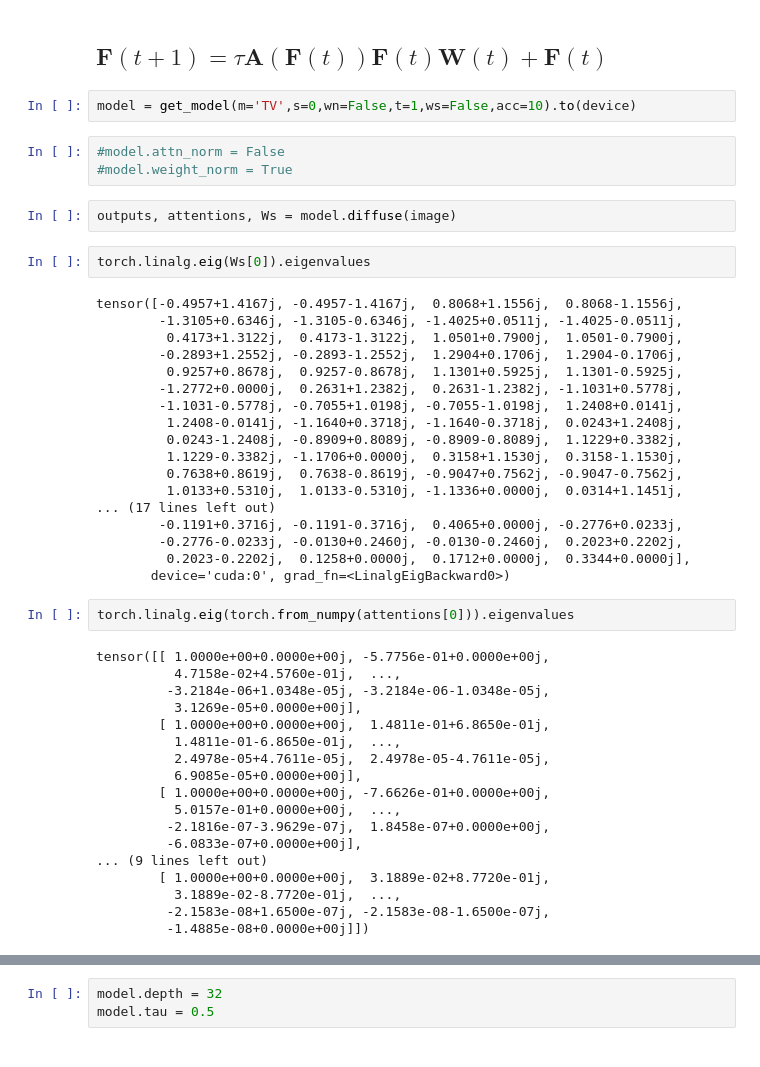
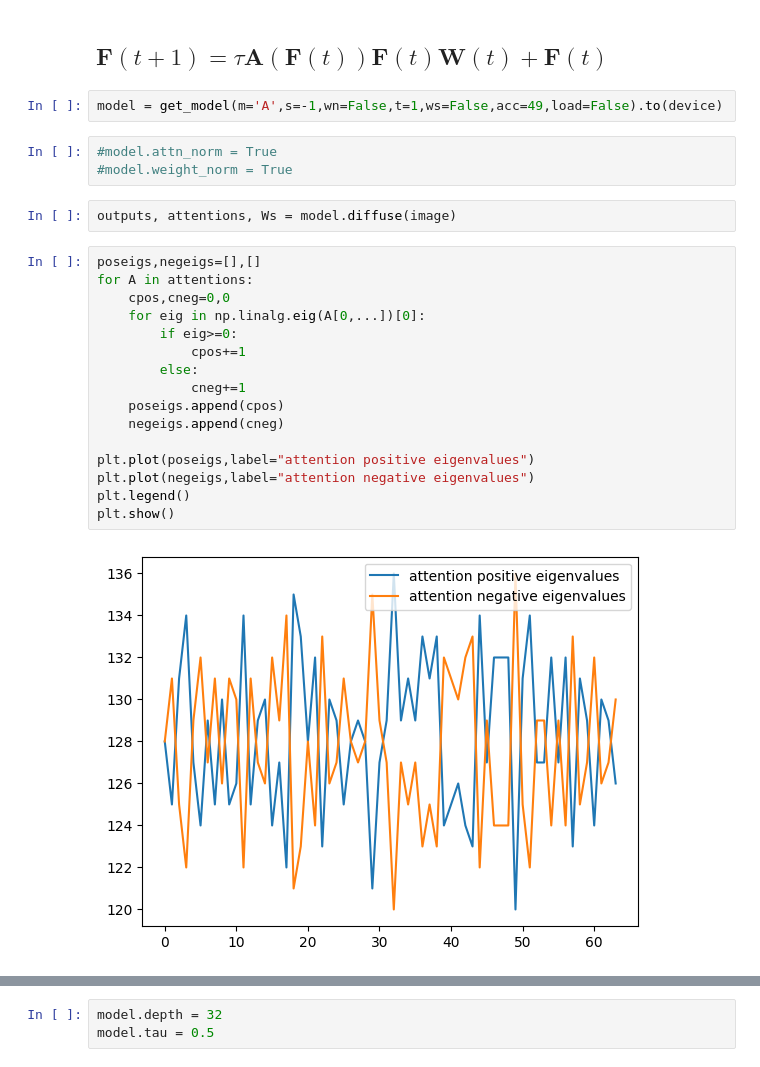
Before and after one commit to jean72human/transformers-as-gradient-flow, a Jupyter notebook: Test-SelfAttention.ipynb, the cells around one changed output, grey strips where cells are left out. Saved outputs shown, nothing was run; the diff lists cells and outputs as text.

```diff
--- a/Test-SelfAttention.ipynb
+++ b/Test-SelfAttention.ipynb
@@ -82,49 +85,27 @@ image = next(iter(val_loader))[0].to(device)
 # %% [markdown]
 ## $\mathbf{F}(t+1) = \tau \mathbf{A}(\mathbf{F}(t))\mathbf{F}(t)\mathbf{W}(t) + \mathbf{F}(t)$
 # %%
-model = get_model(m='TV',s=0,wn=False,t=1,ws=False,acc=10).to(device)
+model = get_model(m='A',s=-1,wn=False,t=1,ws=False,acc=49,load=False).to(device)
 # %%
-#model.attn_norm = False
+#model.attn_norm = True
 #model.weight_norm = True
 # %%
 outputs, attentions, Ws = model.diffuse(image)
 # %%
-torch.linalg.eig(Ws[0]).eigenvalues
+poseigs,negeigs=[],[]
+for A in attentions:
+    cpos,cneg=0,0
+    for eig in np.linalg.eig(A[0,...])[0]:
+        if eig>=0:
+            cpos+=1
+        else:
+            cneg+=1
+    poseigs.append(cpos)
+    negeigs.append(cneg)
+
+plt.plot(poseigs,label="attention positive eigenvalues")
+plt.plot(negeigs,label="attention negative eigenvalues")
+plt.legend()
+plt.show()
 # %% [output]
-tensor([-0.4957+1.4167j, -0.4957-1.4167j,  0.8068+1.1556j,  0.8068-1.1556j,
-        -1.3105+0.6346j, -1.3105-0.6346j, -1.4025+0.0511j, -1.4025-0.0511j,
-         0.4173+1.3122j,  0.4173-1.3122j,  1.0501+0.7900j,  1.0501-0.7900j,
-        -0.2893+1.2552j, -0.2893-1.2552j,  1.2904+0.1706j,  1.2904-0.1706j,
-         0.9257+0.8678j,  0.9257-0.8678j,  1.1301+0.5925j,  1.1301-0.5925j,
-        -1.2772+0.0000j,  0.2631+1.2382j,  0.2631-1.2382j, -1.1031+0.5778j,
-        -1.1031-0.5778j, -0.7055+1.0198j, -0.7055-1.0198j,  1.2408+0.0141j,
-         1.2408-0.0141j, -1.1640+0.3718j, -1.1640-0.3718j,  0.0243+1.2408j,
-         0.0243-1.2408j, -0.8909+0.8089j, -0.8909-0.8089j,  1.1229+0.3382j,
-         1.1229-0.3382j, -1.1706+0.0000j,  0.3158+1.1530j,  0.3158-1.1530j,
-         0.7638+0.8619j,  0.7638-0.8619j, -0.9047+0.7562j, -0.9047-0.7562j,
-         1.0133+0.5310j,  1.0133-0.5310j, -1.1336+0.0000j,  0.0314+1.1451j,
-... (17 lines left out)
-        -0.1191+0.3716j, -0.1191-0.3716j,  0.4065+0.0000j, -0.2776+0.0233j,
-        -0.2776-0.0233j, -0.0130+0.2460j, -0.0130-0.2460j,  0.2023+0.2202j,
-         0.2023-0.2202j,  0.1258+0.0000j,  0.1712+0.0000j,  0.3344+0.0000j],
-       device='cuda:0', grad_fn=<LinalgEigBackward0>)
+[figure, added]
-# %%
-torch.linalg.eig(torch.from_numpy(attentions[0])).eigenvalues
-# %% [output]
-tensor([[ 1.0000e+00+0.0000e+00j, -5.7756e-01+0.0000e+00j,
-          4.7158e-02+4.5760e-01j,  ...,
-         -3.2184e-06+1.0348e-05j, -3.2184e-06-1.0348e-05j,
-          3.1269e-05+0.0000e+00j],
-        [ 1.0000e+00+0.0000e+00j,  1.4811e-01+6.8650e-01j,
-          1.4811e-01-6.8650e-01j,  ...,
-          2.4978e-05+4.7611e-05j,  2.4978e-05-4.7611e-05j,
-          6.9085e-05+0.0000e+00j],
-        [ 1.0000e+00+0.0000e+00j, -7.6626e-01+0.0000e+00j,
-          5.0157e-01+0.0000e+00j,  ...,
-         -2.1816e-07-3.9629e-07j,  1.8458e-07+0.0000e+00j,
-         -6.0833e-07+0.0000e+00j],
-... (9 lines left out)
-        [ 1.0000e+00+0.0000e+00j,  3.1889e-02+8.7720e-01j,
-          3.1889e-02-8.7720e-01j,  ...,
-         -2.1583e-08+1.6500e-07j, -2.1583e-08-1.6500e-07j,
-         -1.4885e-08+0.0000e+00j]])
```
Also changed, not shown: parts of 14 cells of this notebook, 8 other files.
